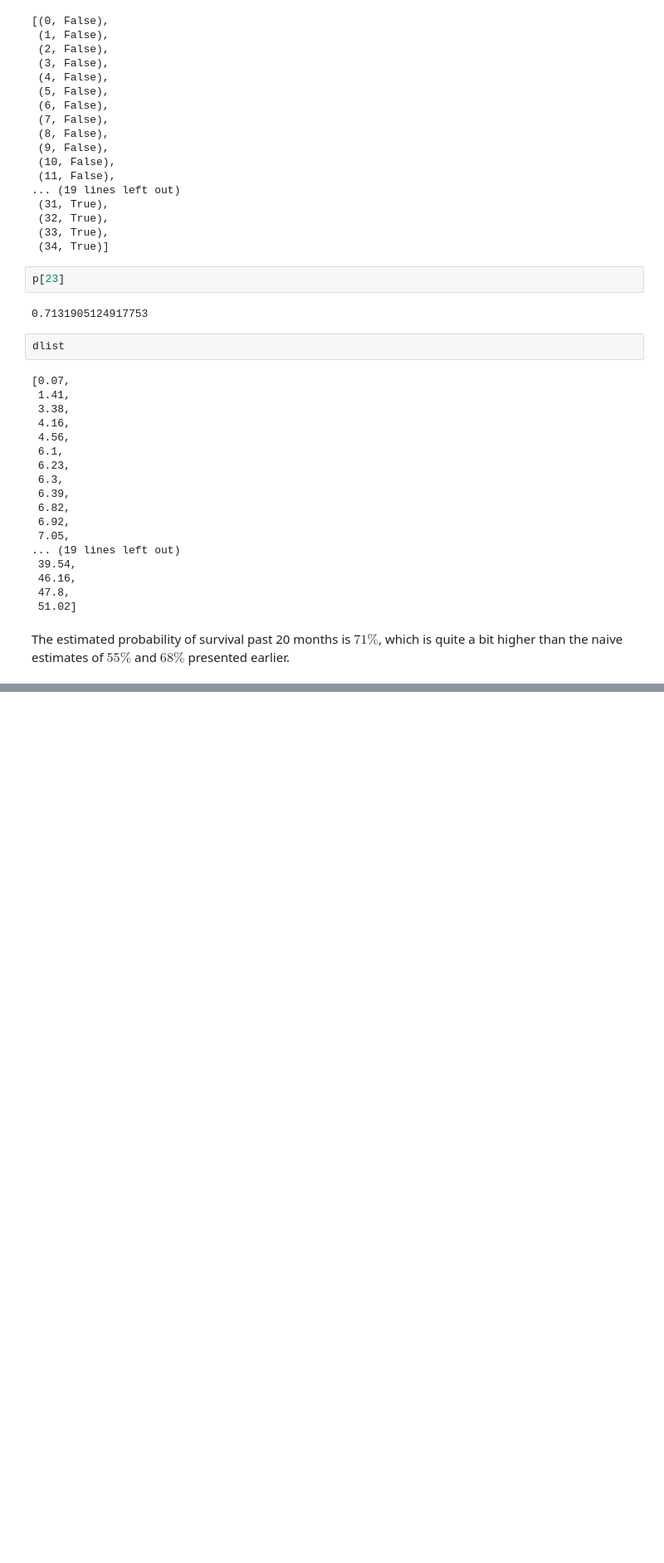
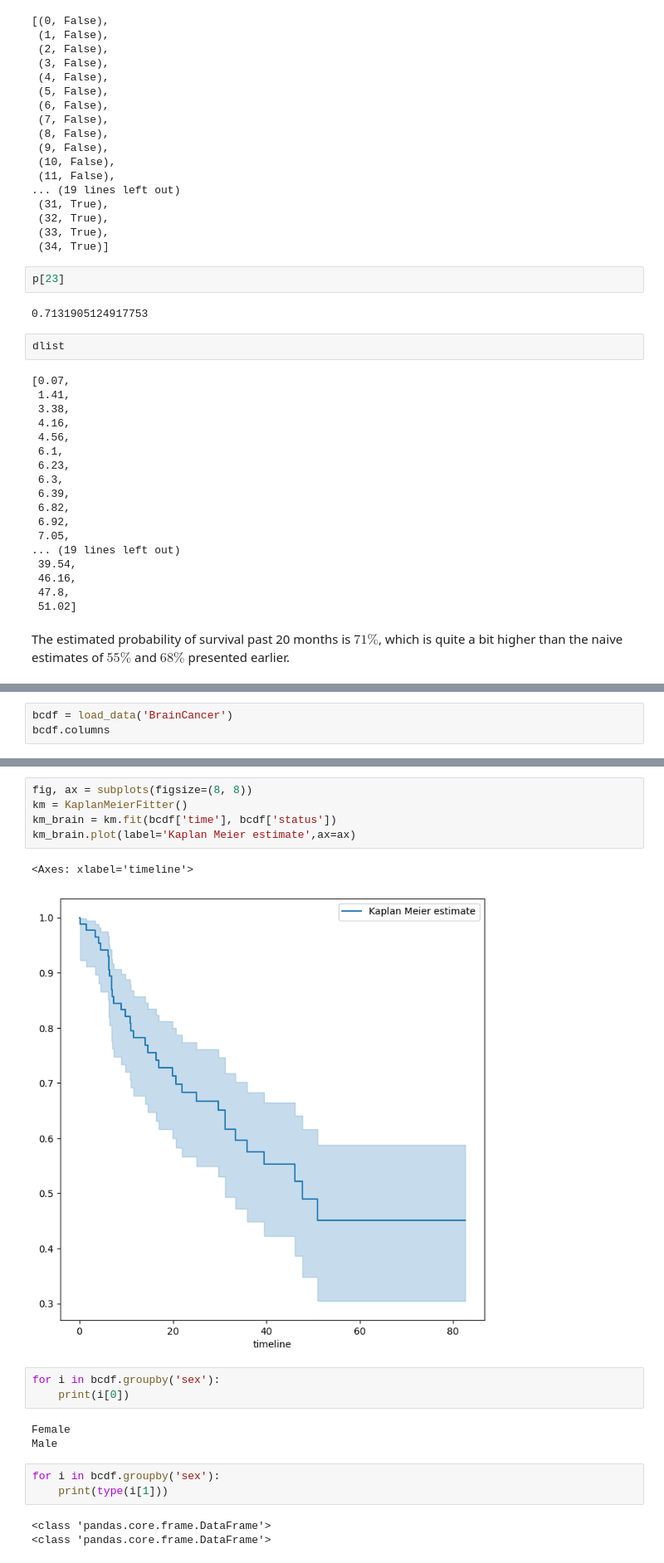
Before and after one commit to tkoksal/intro_statistical_learning, a Jupyter notebook: 11_Survival_Analysis/brain_cancer.ipynb, the cells around one changed output, grey strips where cells are left out. Shown: that part at 83% size. Drawn from its saved outputs; the diff is of its cells as text; blank space fills up the shorter version.

```diff
--- a/11_Survival_Analysis/brain_cancer.ipynb
+++ b/11_Survival_Analysis/brain_cancer.ipynb
@@ -338,0 +353,3 @@ bit higher than the naive estimates of $55\%$ and $68\%$ presented earlier.
+# %%
+bcdf = load_data('BrainCancer')
+bcdf.columns
@@ -338,0 +397,20 @@ bit higher than the naive estimates of $55\%$ and $68\%$ presented earlier.
+# %%
+fig, ax = subplots(figsize=(8, 8))
+km = KaplanMeierFitter()
+km_brain = km.fit(bcdf['time'], bcdf['status'])
+km_brain.plot(label='Kaplan Meier estimate',ax=ax)
+# %% [output]
+<Axes: xlabel='timeline'>
+[figure, added]
+# %%
+for i in bcdf.groupby('sex'):
+    print(i[0])
+# %% [output]
+Female
+Male
+# %%
+for i in bcdf.groupby('sex'):
+    print(type(i[1]))
+# %% [output]
+<class 'pandas.core.frame.DataFrame'>
+<class 'pandas.core.frame.DataFrame'>
```
Also changed, not shown: parts of 12 cells of this notebook.
